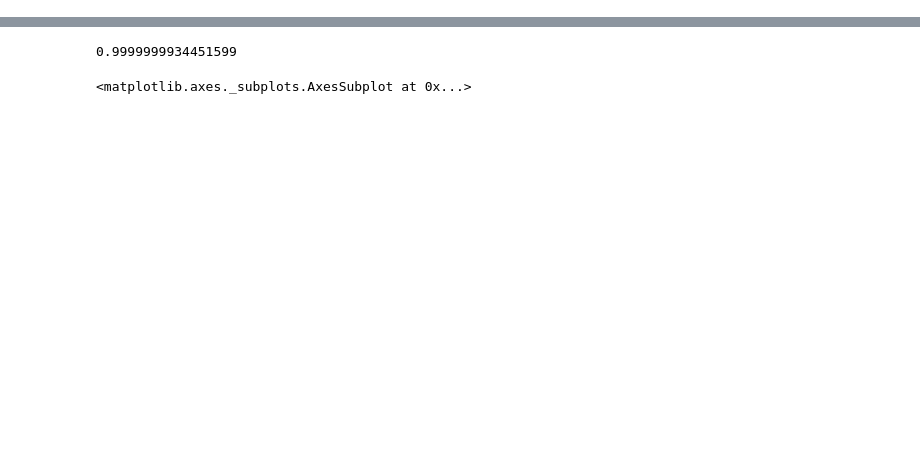
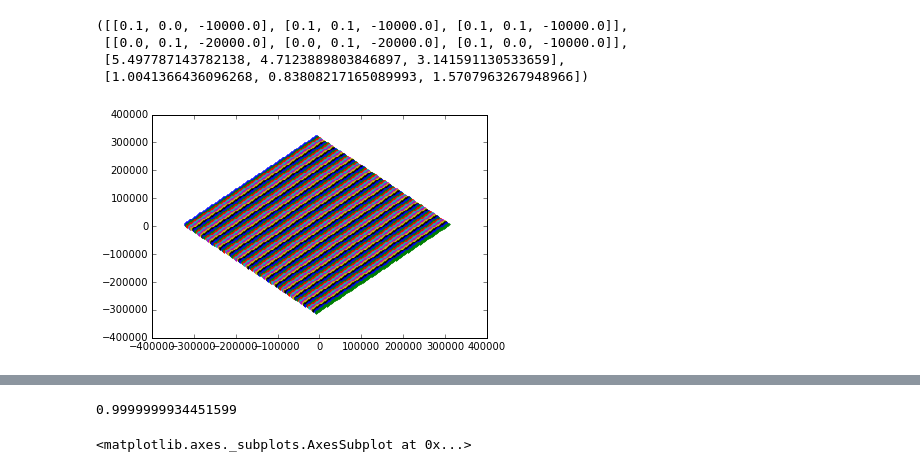
Before and after one commit to rjleveque/dtopotools_triangular_test, a Jupyter notebook: Triangular_faults_test.ipynb, the cells around one changed output, grey strips where cells are left out. Saved outputs shown, nothing was run; the diff lists cells and outputs as text; code cells hidden in the pictures; blank space fills up the shorter version.

```diff
--- a/Triangular_faults_test.ipynb
+++ b/Triangular_faults_test.ipynb
@@ -19,3 +19,29 @@ subfault1.slip = 1.
 subfault1.coordinate_specification = 'triangular'
 subfault1._corners = [[.5,0.,-1e3],[0.,.5,-1e3],[.5,.5,0.]]
 subfault1.calculate_geometry_triangles()
+# %%
+subfault0._get_leg_angles()
+# %% [output]
+([[0.1, 0.0, -10000.0], [0.1, 0.1, -10000.0], [0.1, 0.1, -10000.0]],
+ [[0.0, 0.1, -20000.0], [0.0, 0.1, -20000.0], [0.1, 0.0, -10000.0]],
+ [5.497787143782138, 4.7123889803846897, 3.141591130533659],
+ [1.0041366436096268, 0.83808217165089993, 1.5707963267948966])
+# %%
+O1_list,O2_list,alpha_list,beta_list = subfault0._get_leg_angles()
+xx = np.linspace(-2,2,100)
+X1,X2 = np.meshgrid(xx,xx)
+X3= np.zeros(X1.shape)
+
+alpha = alpha_list[0]
+beta = beta_list[0]
+Olong = O1_list[0][0]
+Olat = O1_list[0][1]
+Odepth = - O1_list[0][2]
+Y1,Y2,Y3,Z1,Z2,Z3,Yb1,Yb2,Yb3,Zb1,Zb2,Zb3 = \
+    subfault0._get_halfspace_coords(X1,X2,X3,alpha,beta,Olong,Olat,Odepth)
+
+import matplotlib.pyplot as pl
+
+pl.plot(Y1,Y2,'.');
+# %% [output]
+[figure, added]
```
Also changed, not shown: parts of 17 cells of this notebook.
